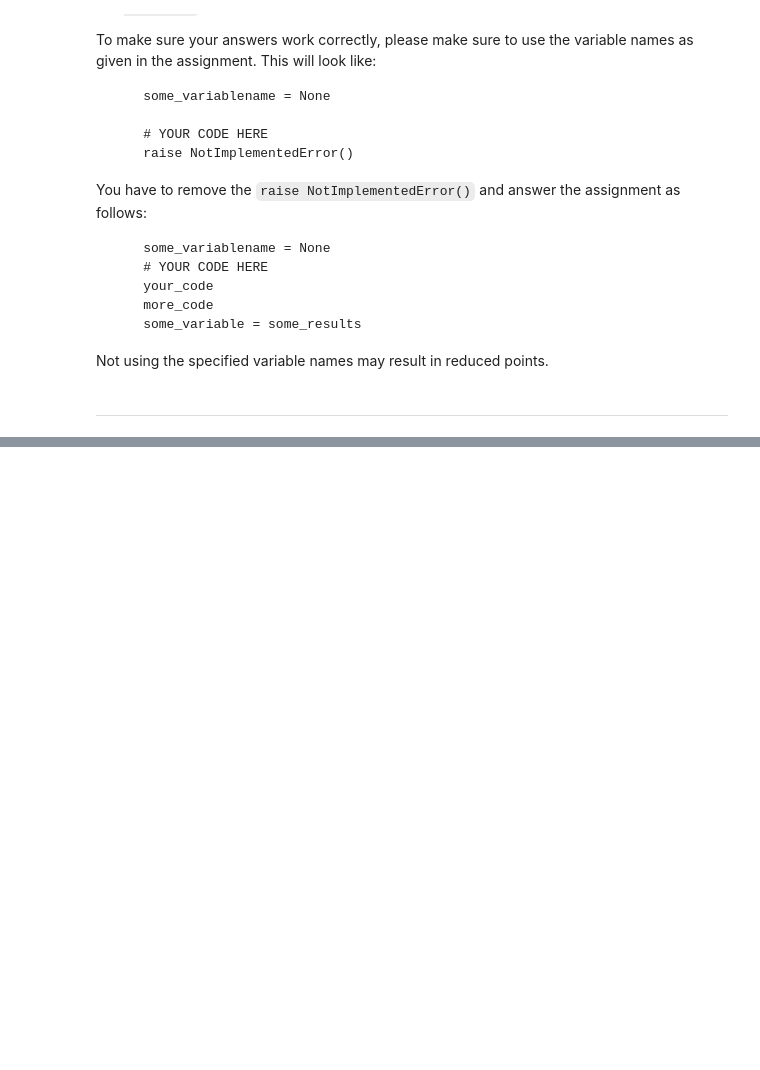
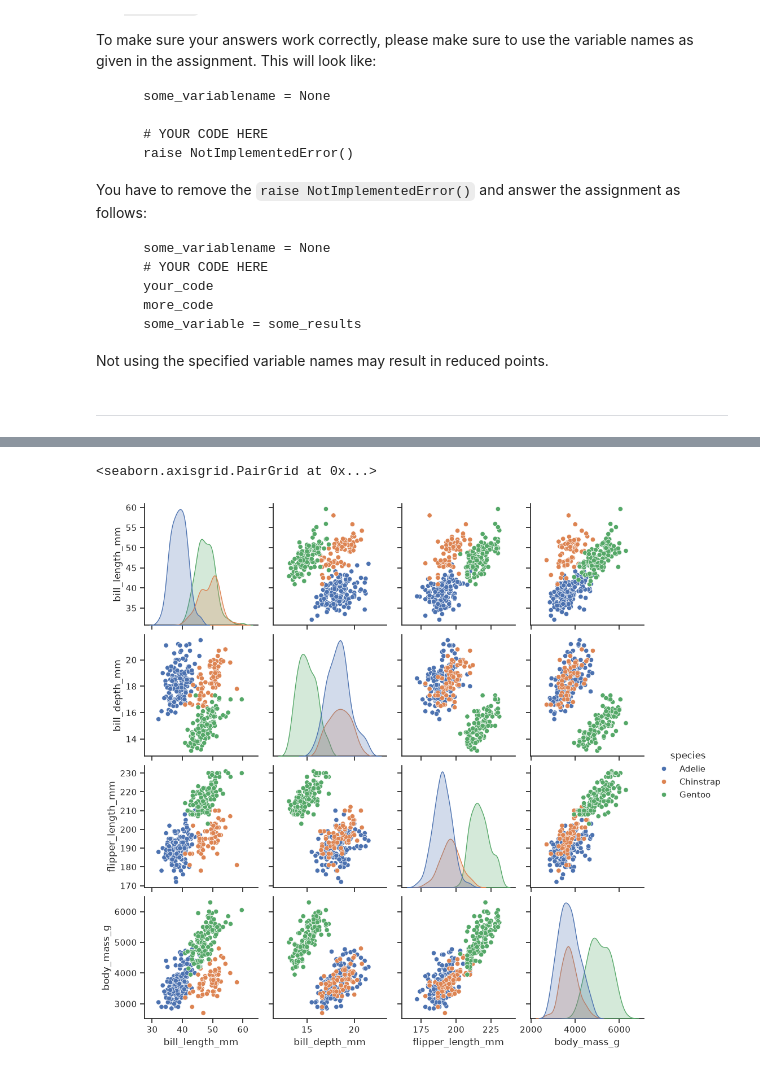
Before and after one commit to RobertvdLeeuw/nix-radboud, a Jupyter notebook: subjects/FDTM/SRobertvanderLeeuw_s1190941.ipynb, the cells around one changed output, grey strips where cells are left out. Drawn from its saved outputs; the diff is of its cells as text; code cells hidden in the pictures; blank space fills up the shorter version.

```diff
--- a/subjects/FDTM/SRobertvanderLeeuw_s1190941.ipynb
+++ b/subjects/FDTM/SRobertvanderLeeuw_s1190941.ipynb
@@ -786,0 +53,10 @@ Flipper length and bill length show up most often, but flipper length also shows
+# %%
+import numpy as np
+import pandas as pd
+import matplotlib.pyplot as plt
+import seaborn as sns
+
+# Move the penguin dataset from the last weeks to this directory again
+my_penguin_path = "penguin.csv"
+penguins = pd.read_csv(my_penguin_path)
+penguins = penguins.dropna()
@@ -786,0 +68,8 @@ Flipper length and bill length show up most often, but flipper length also shows
+# %%
+features = ["bill_length_mm", "bill_depth_mm", "flipper_length_mm", "body_mass_g"]
+
+sns.set_theme(style="ticks")
+sns.pairplot(penguins, hue="species")
+# %% [output]
+<seaborn.axisgrid.PairGrid at 0x...>
+[figure, added]
```
Also changed, not shown: parts of 149 cells of this notebook, 1 other file.
